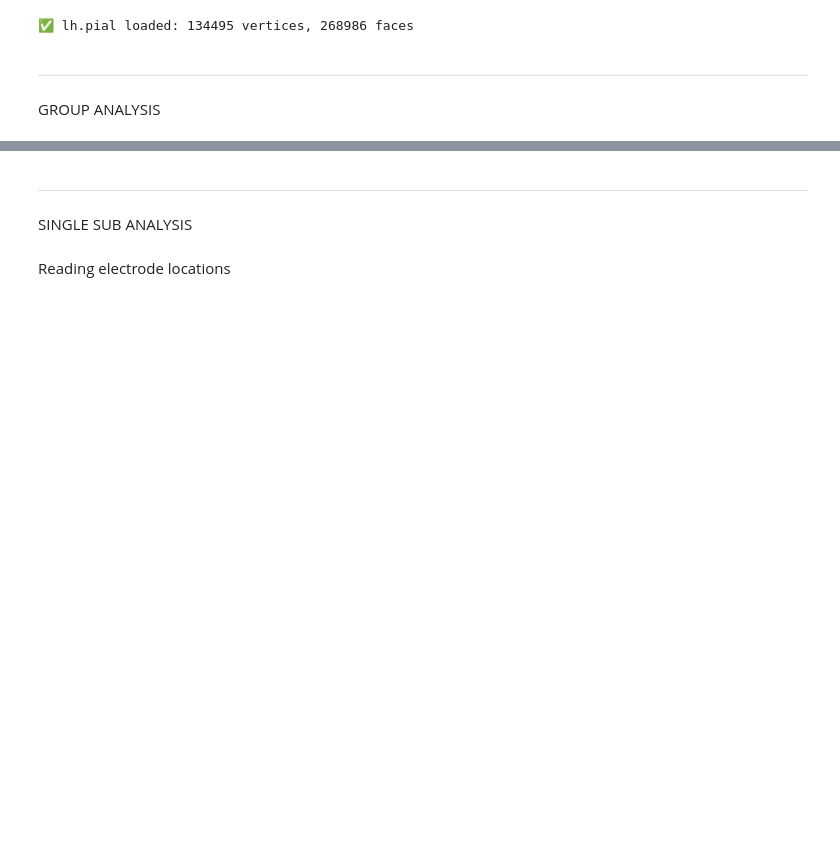
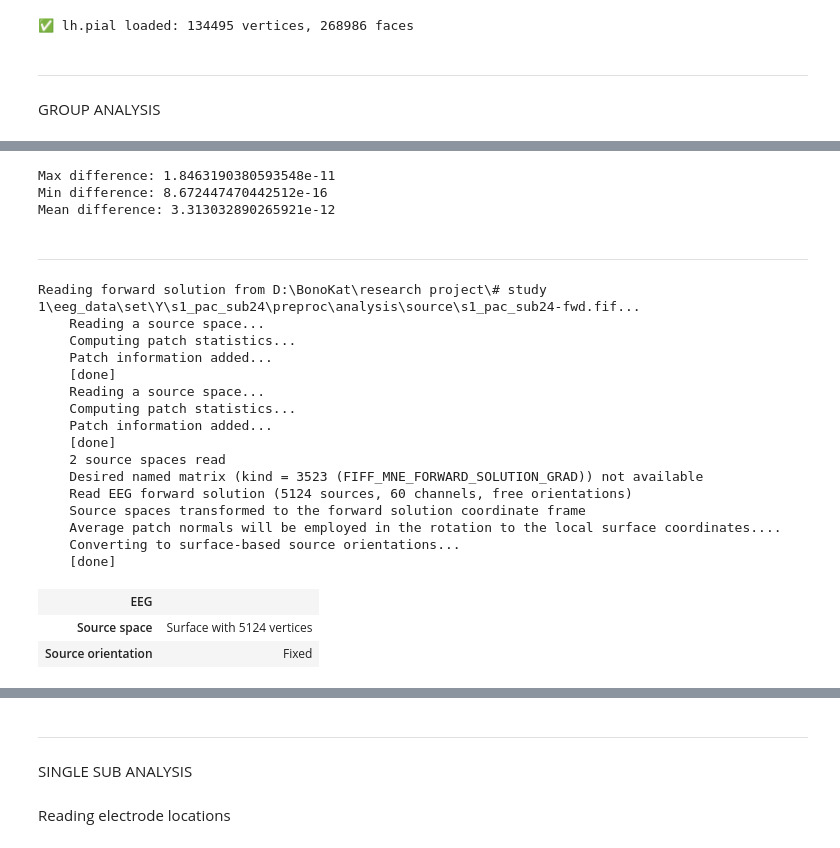
Before and after one commit to bonokat/motor_pac, a Jupyter notebook: 9. MRI preproc.ipynb, the cells around one changed output, grey strips where cells are left out. Saved outputs shown, nothing was run; the diff lists cells and outputs as text; code cells hidden in the pictures; blank space fills up the shorter version.

```diff
--- a/9. MRI preproc.ipynb
+++ b/9. MRI preproc.ipynb
@@ -370,0 +381,37 @@ stc.plot()
+# %%
+diff = np.abs(noise_cov.data - data_cov.data)
+print("Max difference:", np.max(diff))
+print("Min difference:", np.min(diff))
+print("Mean difference:", np.mean(diff))
+# %% [output]
+Max difference: 1.8463190380593548e-11
+Min difference: 8.672447470442512e-16
+Mean difference: 3.313032890265921e-12
+# %% [markdown]
+____________
+# %%
+fwd_fname = f'D:\\BonoKat\\research project\\# study 1\\eeg_data\\set\\Y\\{subject}\\preproc\\analysis\\source\\{subject}-fwd.fif'
+forward = mne.read_forward_solution(fwd_fname)
+# Convert to fixed orientation (normal to cortex) AFTER computing the forward model
+fwd_fixed = mne.convert_forward_solution(forward, surf_ori=True, force_fixed=True)
+fwd_fixed
+# %% [output]
+Reading forward solution from D:\BonoKat\research project\# study 1\eeg_data\set\Y\s1_pac_sub24\preproc\analysis\source\s1_pac_sub24-fwd.fif...
+    Reading a source space...
+    Computing patch statistics...
+    Patch information added...
+    [done]
+    Reading a source space...
+    Computing patch statistics...
+    Patch information added...
+    [done]
+    2 source spaces read
+    Desired named matrix (kind = 3523 (FIFF_MNE_FORWARD_SOLUTION_GRAD)) not available
+    Read EEG forward solution (5124 sources, 60 channels, free orientations)
+    Source spaces transformed to the forward solution coordinate frame
+    Average patch normals will be employed in the rotation to the local surface coordinates....
+    Converting to surface-based source orientations...
+    [done]
+| EEG |  |
+| Source space | Surface with 5124 vertices |
+| Source orientation | Fixed |
```
Also changed, not shown: parts of 44 cells of this notebook.
